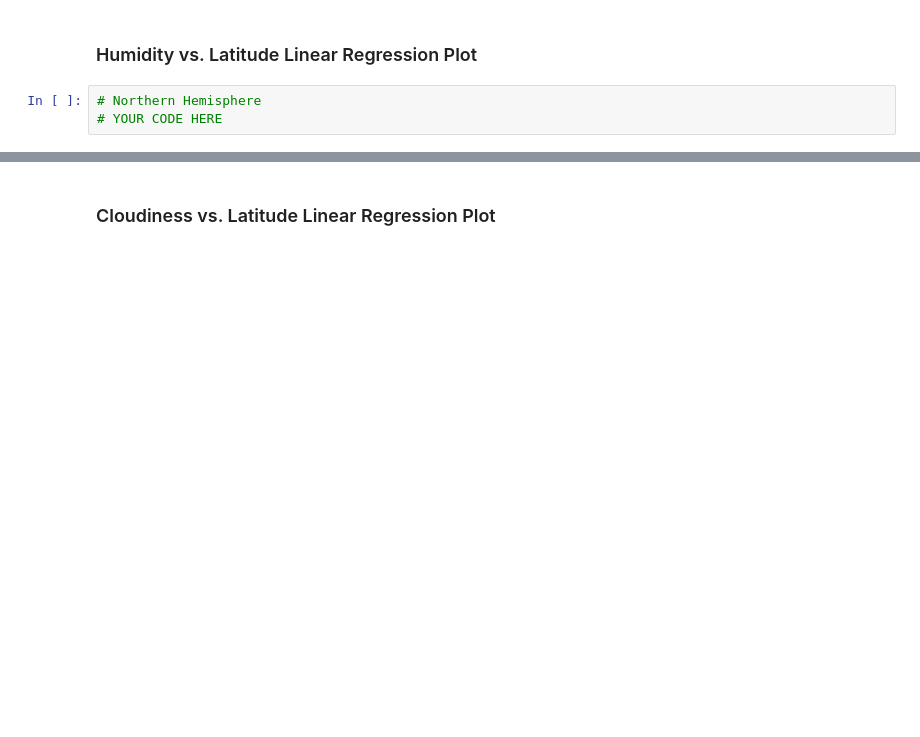
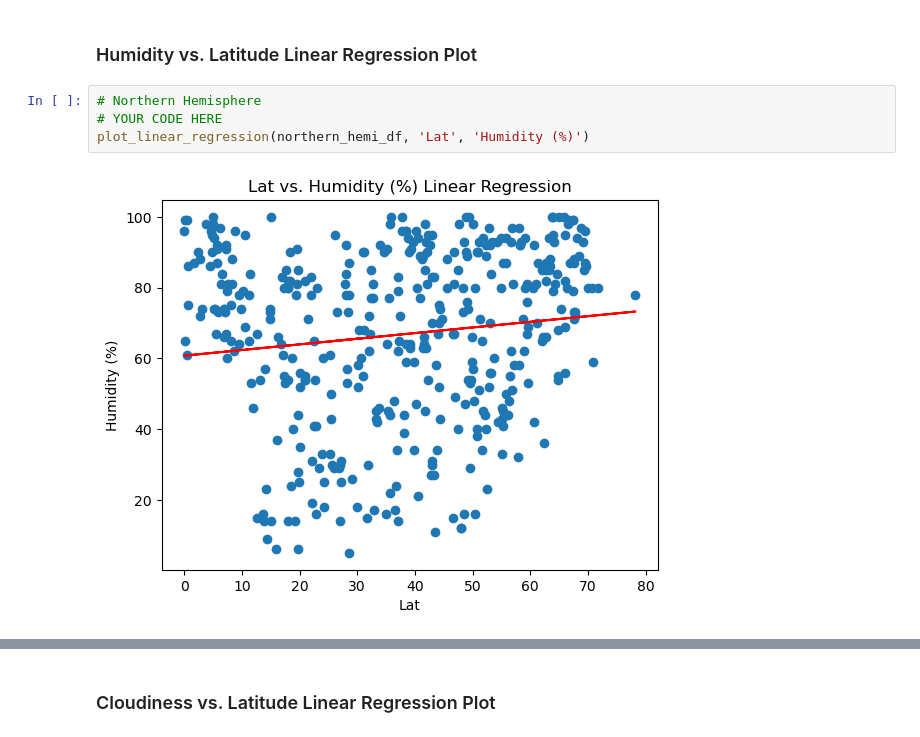
Before and after one commit to dalfonsonash/python-api-challenge, a Jupyter notebook: WeatherPy/Starter_Code/starter_code/WeatherPy.ipynb, the cells around one changed output, grey strips where cells are left out. Cells and saved outputs as stored; diff of their text form; blank space fills up the shorter version.

```diff
--- a/WeatherPy/Starter_Code/starter_code/WeatherPy.ipynb
+++ b/WeatherPy/Starter_Code/starter_code/WeatherPy.ipynb
@@ -339,6 +403,9 @@ southern_hemi_df.head()
 # %%
 # Northern Hemisphere
 # YOUR CODE HERE
+plot_linear_regression(northern_hemi_df, 'Lat', 'Humidity (%)')
+# %% [output]
+[figure, added]
 # %%
 # Southern Hemisphere
 # YOUR CODE HERE
```
Also changed, not shown: parts of 30 cells of this notebook.
